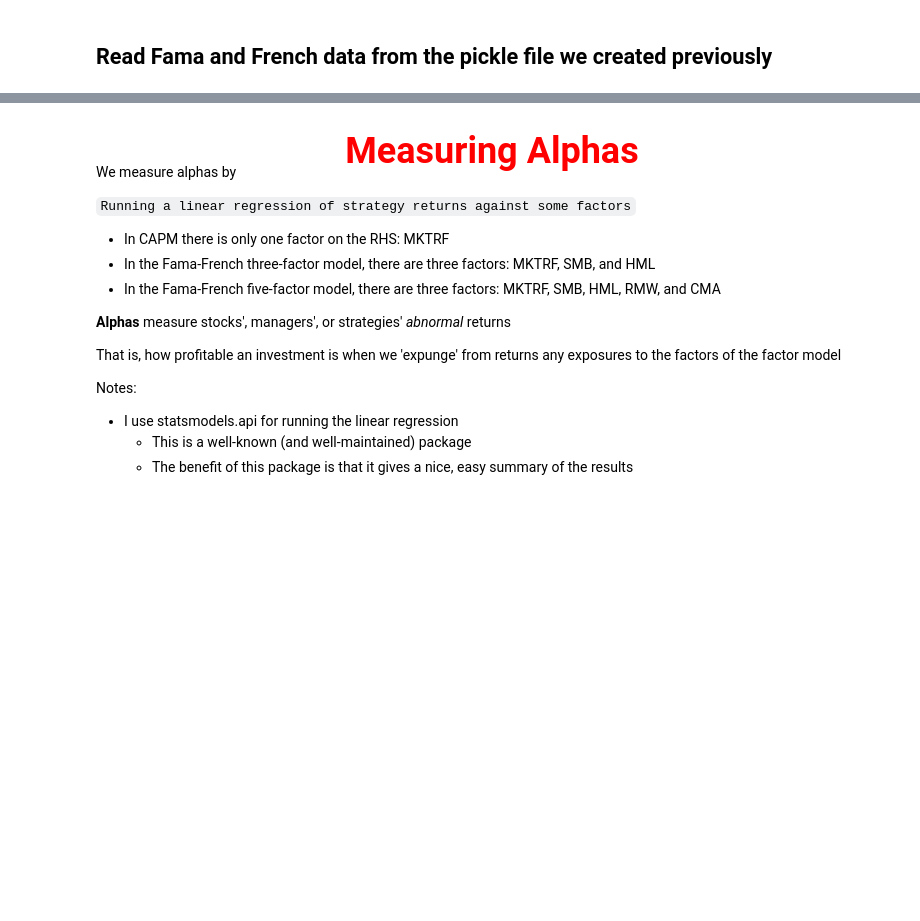
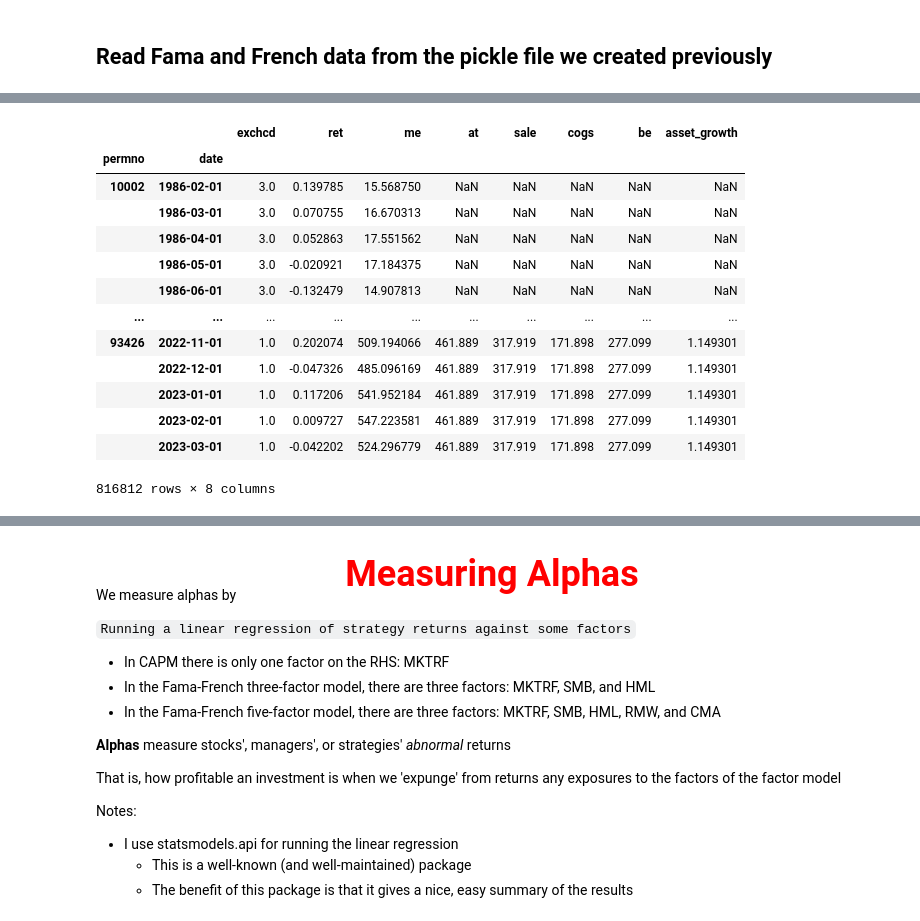
Before and after one commit to jlinnain/tuck_qip, a Jupyter notebook: Lectures/Topic4_Factors_and_Alphas.ipynb, the cells around one changed output, grey strips where cells are left out. Saved outputs shown, nothing was run; the diff lists cells and outputs as text; code cells hidden in the pictures; blank space fills up the shorter version.

```diff
--- a/Lectures/Topic4_Factors_and_Alphas.ipynb
+++ b/Lectures/Topic4_Factors_and_Alphas.ipynb
@@ -323,3 +452,22 @@ Note: This factor is rebalanced monthly, and so I set annual=False
+# %%
+cs_crsp = pd.read_pickle('/home/jovyan/data/cs_crsp.pkl')
+cs_crsp['asset_growth'] = cs_crsp['at'] / cs_crsp.groupby(level='permno')['at'].shift(12)
+cs_crsp
+# %% [output]
+|  |  | exchcd | ret | me | at | sale | cogs | be | asset_growth |
+| permno | date |  |  |  |  |  |  |  |  |
+| 10002 | 1986-02-01 | 3.0 | 0.139785 | 15.568750 | NaN | NaN | NaN | NaN | NaN |
+|  | 1986-03-01 | 3.0 | 0.070755 | 16.670313 | NaN | NaN | NaN | NaN | NaN |
+|  | 1986-04-01 | 3.0 | 0.052863 | 17.551562 | NaN | NaN | NaN | NaN | NaN |
+|  | 1986-05-01 | 3.0 | -0.020921 | 17.184375 | NaN | NaN | NaN | NaN | NaN |
+|  | 1986-06-01 | 3.0 | -0.132479 | 14.907813 | NaN | NaN | NaN | NaN | NaN |
+| ... | ... | ... | ... | ... | ... | ... | ... | ... | ... |
+| 93426 | 2022-11-01 | 1.0 | 0.202074 | 509.194066 | 461.889 | 317.919 | 171.898 | 277.099 | 1.149301 |
+|  | 2022-12-01 | 1.0 | -0.047326 | 485.096169 | 461.889 | 317.919 | 171.898 | 277.099 | 1.149301 |
+|  | 2023-01-01 | 1.0 | 0.117206 | 541.952184 | 461.889 | 317.919 | 171.898 | 277.099 | 1.149301 |
+|  | 2023-02-01 | 1.0 | 0.009727 | 547.223581 | 461.889 | 317.919 | 171.898 | 277.099 | 1.149301 |
+|  | 2023-03-01 | 1.0 | -0.042202 | 524.296779 | 461.889 | 317.919 | 171.898 | 277.099 | 1.149301 |
+816812 rows × 8 columns
 # %%
 # start from the original data (we will modify it)
 cs_crsp = pd.read_pickle('/home/jovyan/data/cs_crsp.pkl')
```
Also changed, not shown: parts of 17 cells of this notebook.
